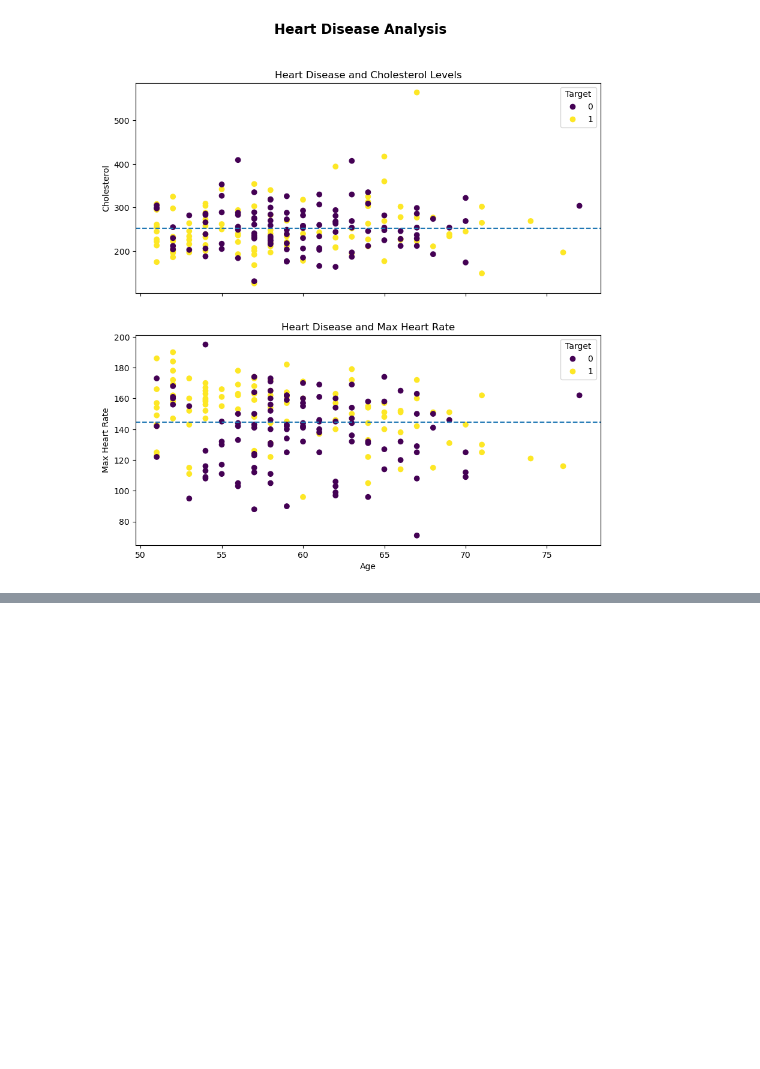
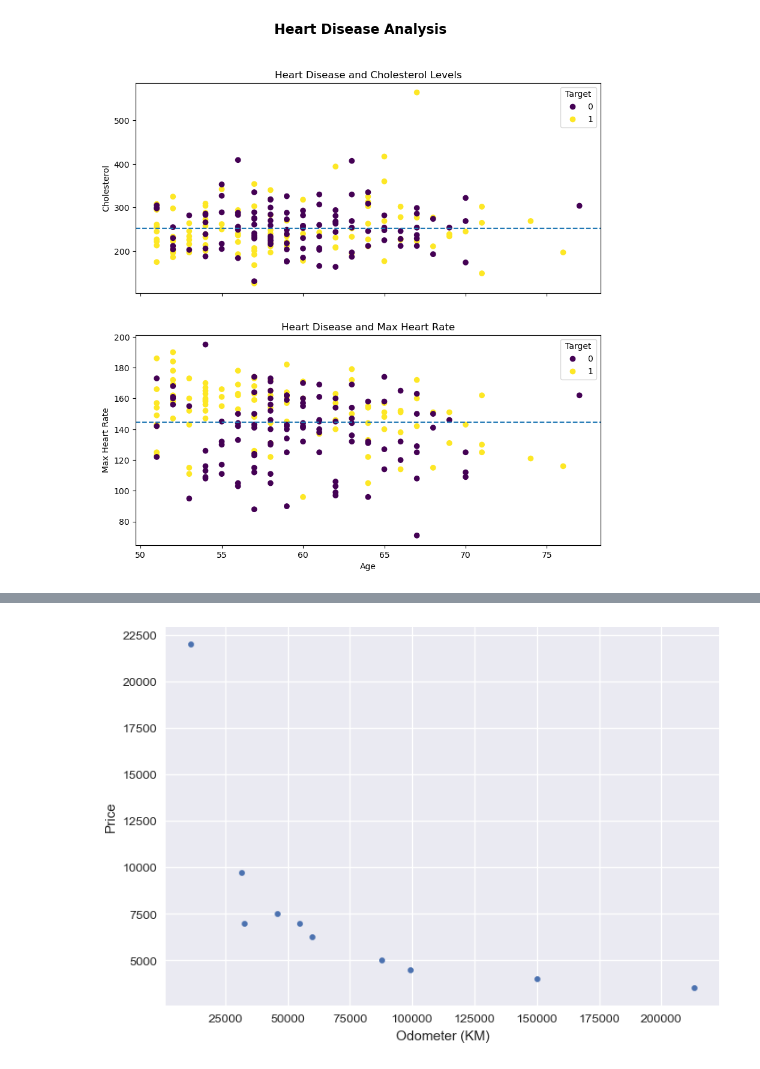
Before and after one commit to ihouwat/zero-to-mastery-ml, a Jupyter notebook: 004_matplotlib/introduction-to-matplotlib.ipynb, the cells around one changed output, grey strips where cells are left out. Cells and saved outputs as stored; diff of their text form; code cells hidden in the pictures; blank space fills up the shorter version.

```diff
--- a/004_matplotlib/introduction-to-matplotlib.ipynb
+++ b/004_matplotlib/introduction-to-matplotlib.ipynb
@@ -509,0 +559,4 @@ fig.suptitle("Heart Disease Analysis", fontsize=16, fontweight="bold");
+# %%
+car_sales.plot(x="Odometer (KM)", y="Price", kind="scatter");
+# %% [output]
+[figure, added]
```
Also changed, not shown: parts of 16 cells of this notebook.
